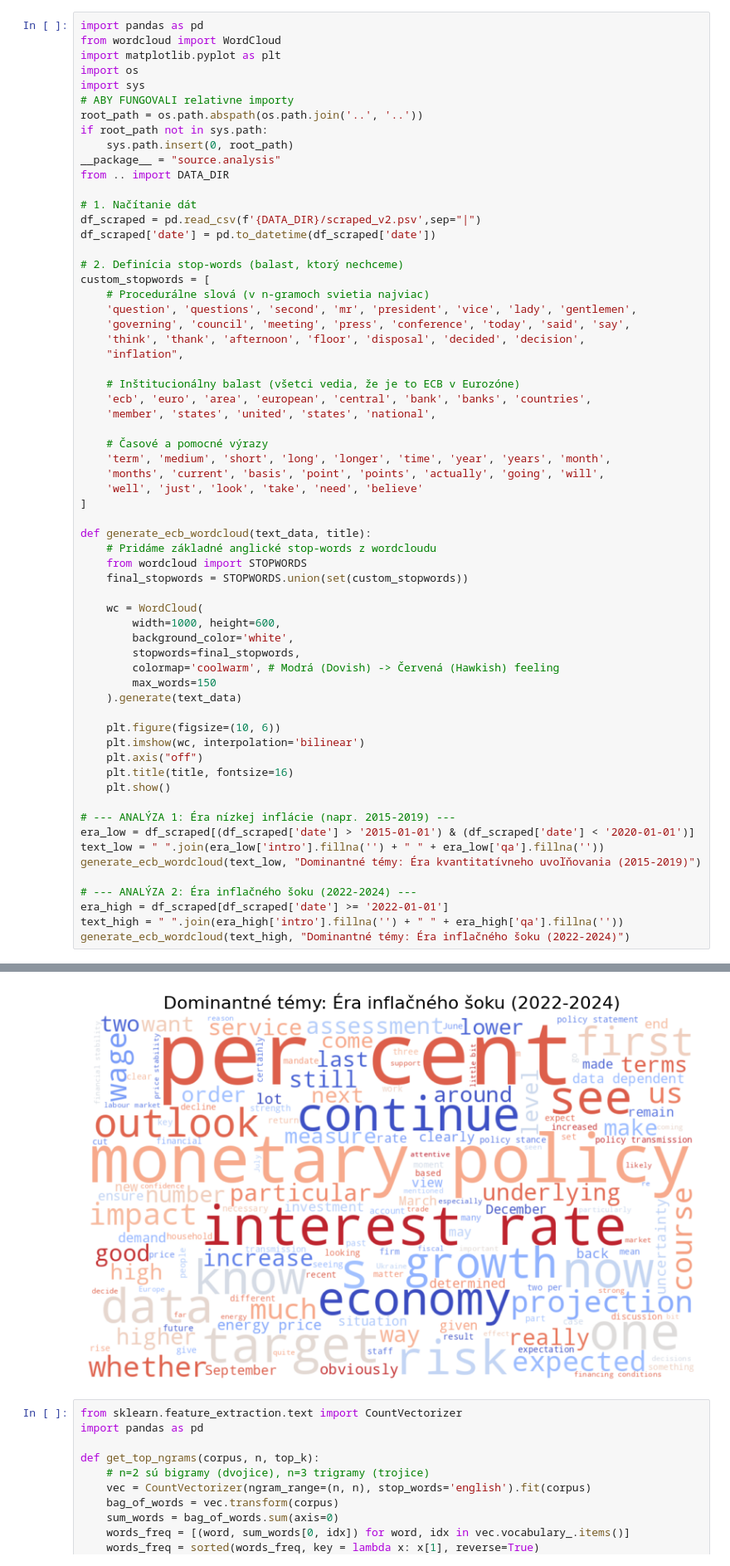
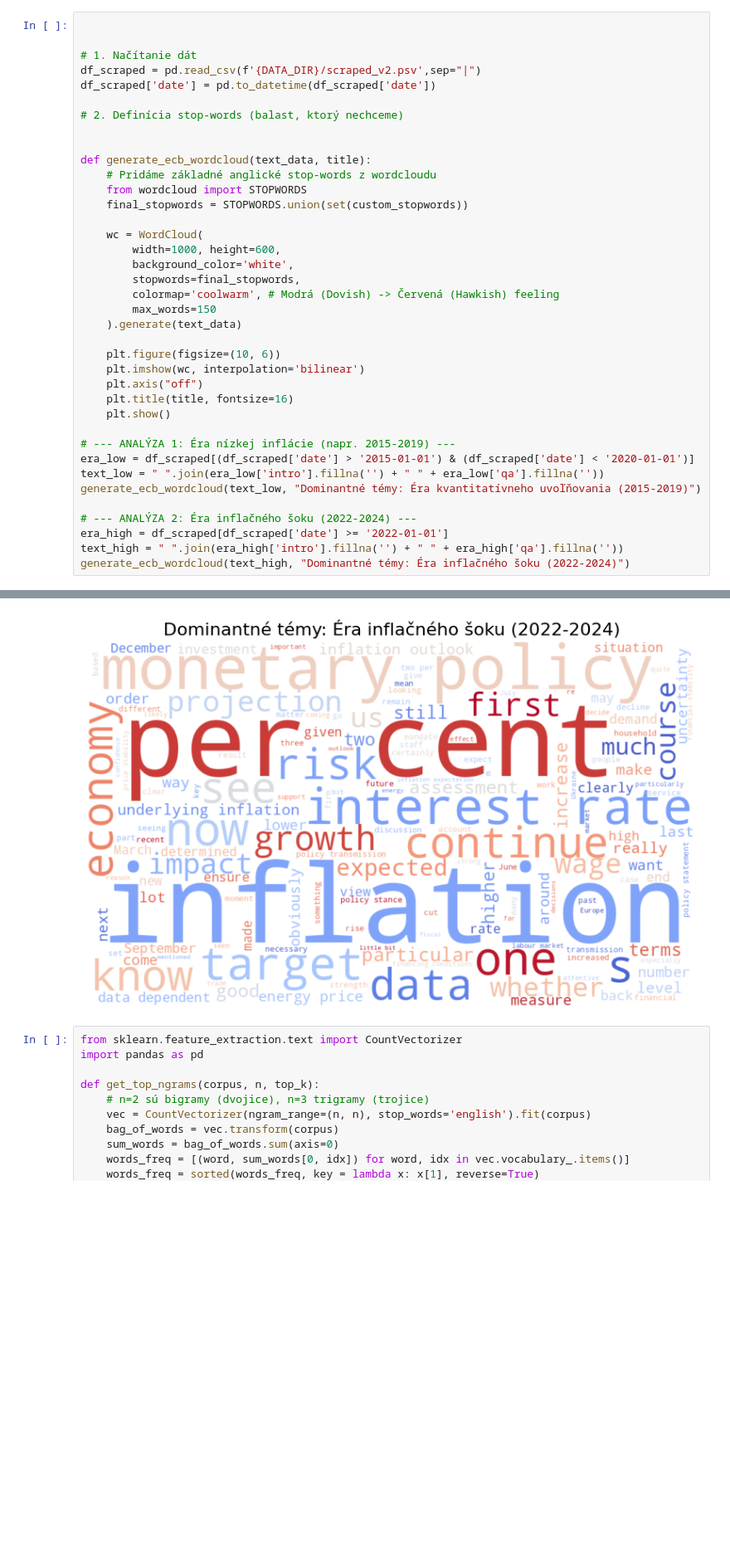
Before and after one commit to kubovotny/bachelor-thesis, a Jupyter notebook: source/analysis/wordcloud.ipynb, the cells around one changed output, grey strips where cells are left out. Shown at 83% size. Cells and saved outputs as stored; diff of their text form; blank space fills up the shorter version.

Commit message:
Okay, I will add them :D

```diff
--- a/source/analysis/wordcloud.ipynb
+++ b/source/analysis/wordcloud.ipynb
@@ -1,37 +153,12 @@
 # %%
-import pandas as pd
-from wordcloud import WordCloud
-import matplotlib.pyplot as plt
-import os
-import sys
-# ABY FUNGOVALI relativne importy
-root_path = os.path.abspath(os.path.join('..', '..'))
-if root_path not in sys.path:
-    sys.path.insert(0, root_path)
-__package__ = "source.analysis"
-from .. import DATA_DIR
+
 
 # 1. Načítanie dát
 df_scraped = pd.read_csv(f'{DATA_DIR}/scraped_v2.psv',sep="|")
 df_scraped['date'] = pd.to_datetime(df_scraped['date'])
 
 # 2. Definícia stop-words (balast, ktorý nechceme)
-custom_stopwords = [
-    # Procedurálne slová (v n-gramoch svietia najviac)
-    'question', 'questions', 'second', 'mr', 'president', 'vice', 'lady', 'gentlemen',
-    'governing', 'council', 'meeting', 'press', 'conference', 'today', 'said', 'say',
-    'think', 'thank', 'afternoon', 'floor', 'disposal', 'decided', 'decision',
-    "inflation",
 
-    # Inštitucionálny balast (všetci vedia, že je to ECB v Eurozóne)
-    'ecb', 'euro', 'area', 'european', 'central', 'bank', 'banks', 'countries',
-    'member', 'states', 'united', 'states', 'national',
-
-    # Časové a pomocné výrazy
-    'term', 'medium', 'short', 'long', 'longer', 'time', 'year', 'years', 'month',
-    'months', 'current', 'basis', 'point', 'points', 'actually', 'going', 'will',
-    'well', 'just', 'look', 'take', 'need', 'believe'
-]
 
 def generate_ecb_wordcloud(text_data, title):
     # Pridáme základné anglické stop-words z wordcloudu
@@ -66,4 +193,4 @@ generate_ecb_wordcloud(text_high, "Dominantné témy: Éra inflačného šoku (2
-[figure, old version]
+[figure, new version]
 # %%
 from sklearn.feature_extraction.text import CountVectorizer
 import pandas as pd
```
Also changed, not shown: parts of 7 cells of this notebook, 19 other files.
